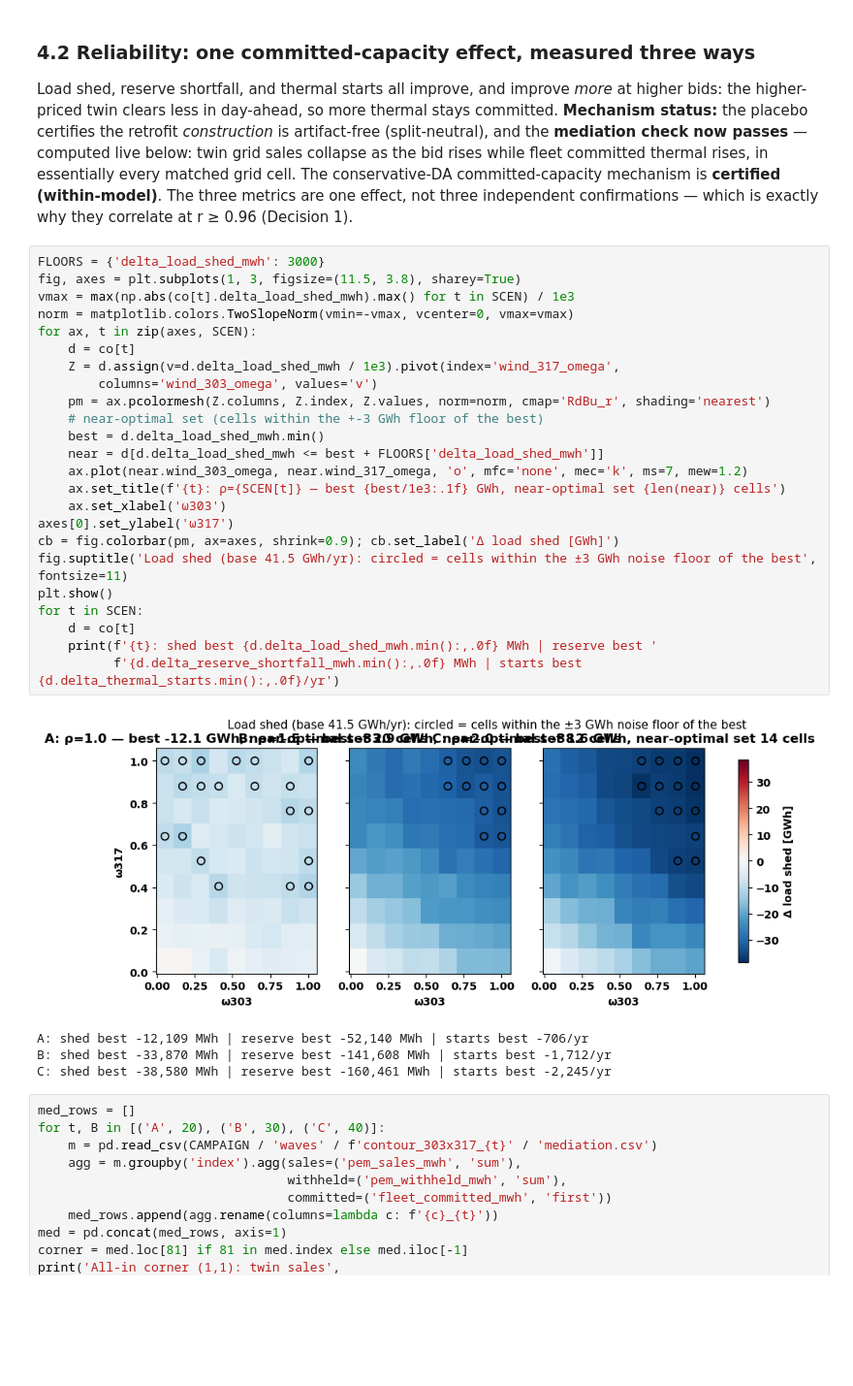
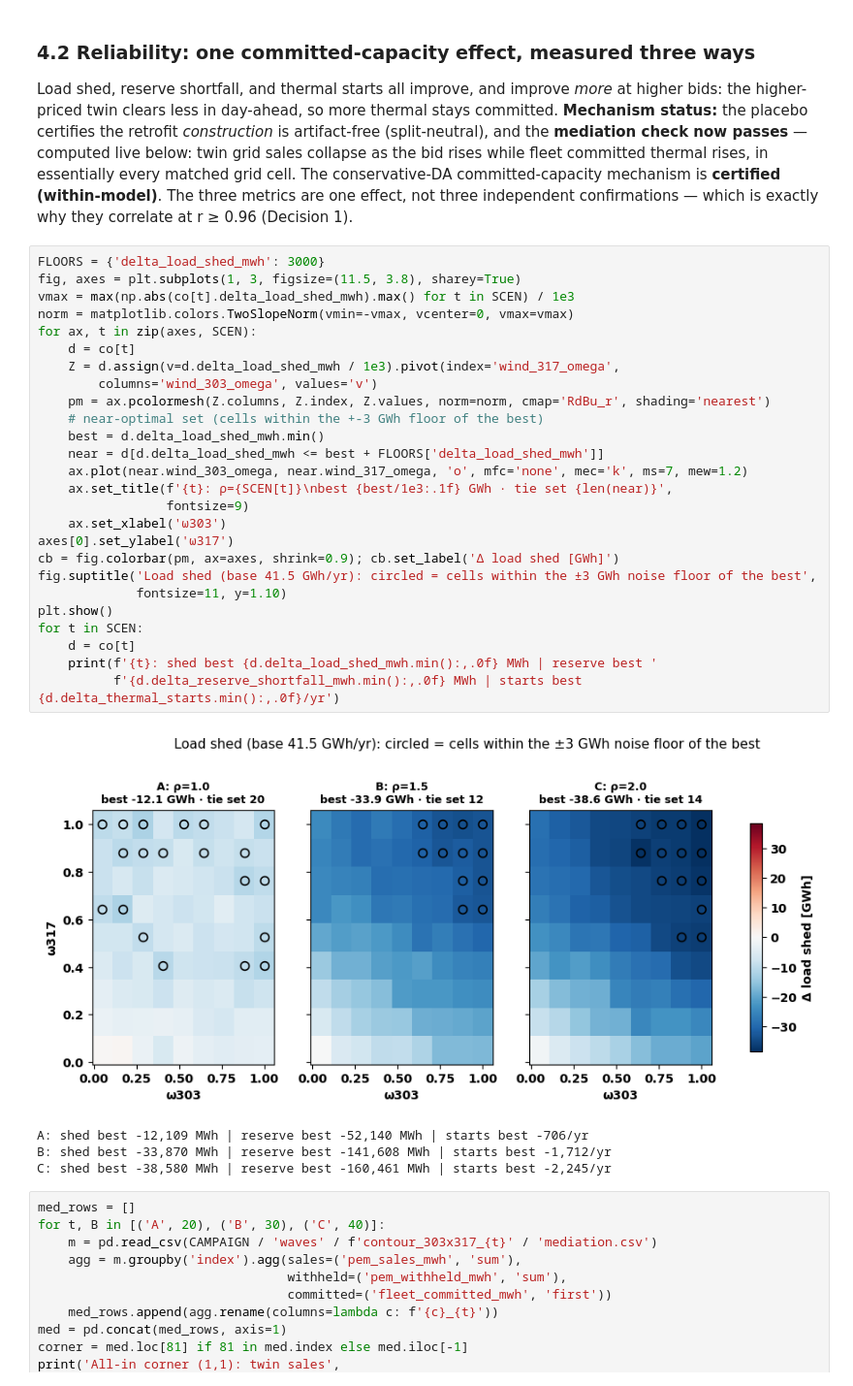
Before and after one commit to ylu283/RTS-GMLC, a Jupyter notebook: trial_0826/campaign/analysis/pi_0911/pi_0911.ipynb, the cells around one changed output. Shown at 97% size. Saved outputs shown, nothing was run; the diff lists cells and outputs as text; blank space fills up the shorter version.

Commit message:
pi_0911: fix overlapping titles in the 4.2 load-shed figure; refresh md export

```diff
--- a/trial_0826/campaign/analysis/pi_0911/pi_0911.ipynb
+++ b/trial_0826/campaign/analysis/pi_0911/pi_0911.ipynb
@@ -298,29 +298,31 @@ r ≥ 0.96 (Decision 1).
 # %%
 FLOORS = {'delta_load_shed_mwh': 3000}
 fig, axes = plt.subplots(1, 3, figsize=(11.5, 3.8), sharey=True)
 vmax = max(np.abs(co[t].delta_load_shed_mwh).max() for t in SCEN) / 1e3
 norm = matplotlib.colors.TwoSlopeNorm(vmin=-vmax, vcenter=0, vmax=vmax)
 for ax, t in zip(axes, SCEN):
     d = co[t]
     Z = d.assign(v=d.delta_load_shed_mwh / 1e3).pivot(index='wind_317_omega',
         columns='wind_303_omega', values='v')
     pm = ax.pcolormesh(Z.columns, Z.index, Z.values, norm=norm, cmap='RdBu_r', shading='nearest')
     # near-optimal set (cells within the +-3 GWh floor of the best)
     best = d.delta_load_shed_mwh.min()
     near = d[d.delta_load_shed_mwh <= best + FLOORS['delta_load_shed_mwh']]
     ax.plot(near.wind_303_omega, near.wind_317_omega, 'o', mfc='none', mec='k', ms=7, mew=1.2)
-    ax.set_title(f'{t}: ρ={SCEN[t]} — best {best/1e3:.1f} GWh, near-optimal set {len(near)} cells')
+    ax.set_title(f'{t}: ρ={SCEN[t]}\nbest {best/1e3:.1f} GWh · tie set {len(near)}',
+                 fontsize=9)
     ax.set_xlabel('ω303')
 axes[0].set_ylabel('ω317')
 cb = fig.colorbar(pm, ax=axes, shrink=0.9); cb.set_label('Δ load shed [GWh]')
-fig.suptitle('Load shed (base 41.5 GWh/yr): circled = cells within the ±3 GWh noise floor of the best', fontsize=11)
+fig.suptitle('Load shed (base 41.5 GWh/yr): circled = cells within the ±3 GWh noise floor of the best',
+             fontsize=11, y=1.10)
 plt.show()
 for t in SCEN:
     d = co[t]
     print(f'{t}: shed best {d.delta_load_shed_mwh.min():,.0f} MWh | reserve best '
           f'{d.delta_reserve_shortfall_mwh.min():,.0f} MWh | starts best {d.delta_thermal_starts.min():,.0f}/yr')
 # %% [output]
-[figure, old version]
+[figure, new version]
 A: shed best -12,109 MWh | reserve best -52,140 MWh | starts best -706/yr
 B: shed best -33,870 MWh | reserve best -141,608 MWh | starts best -1,712/yr
 C: shed best -38,580 MWh | reserve best -160,461 MWh | starts best -2,245/yr
```
Also changed, not shown: 2 other files.
